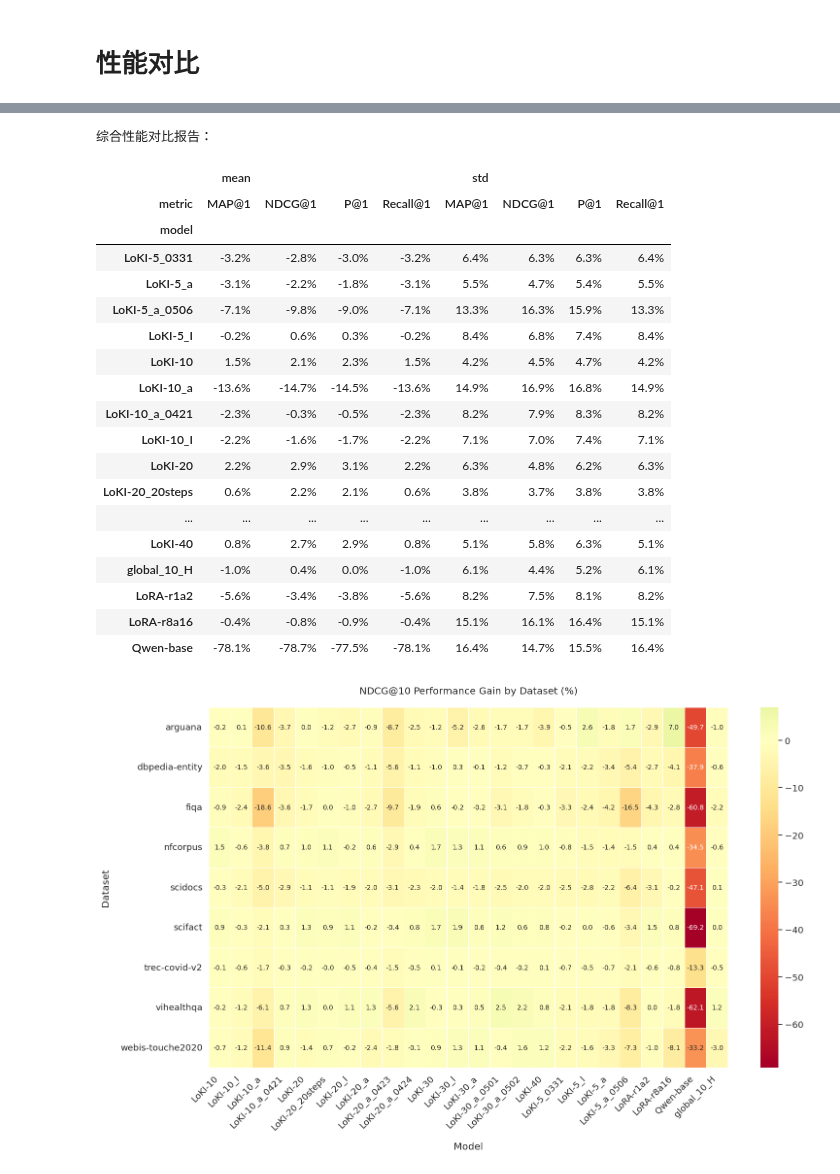
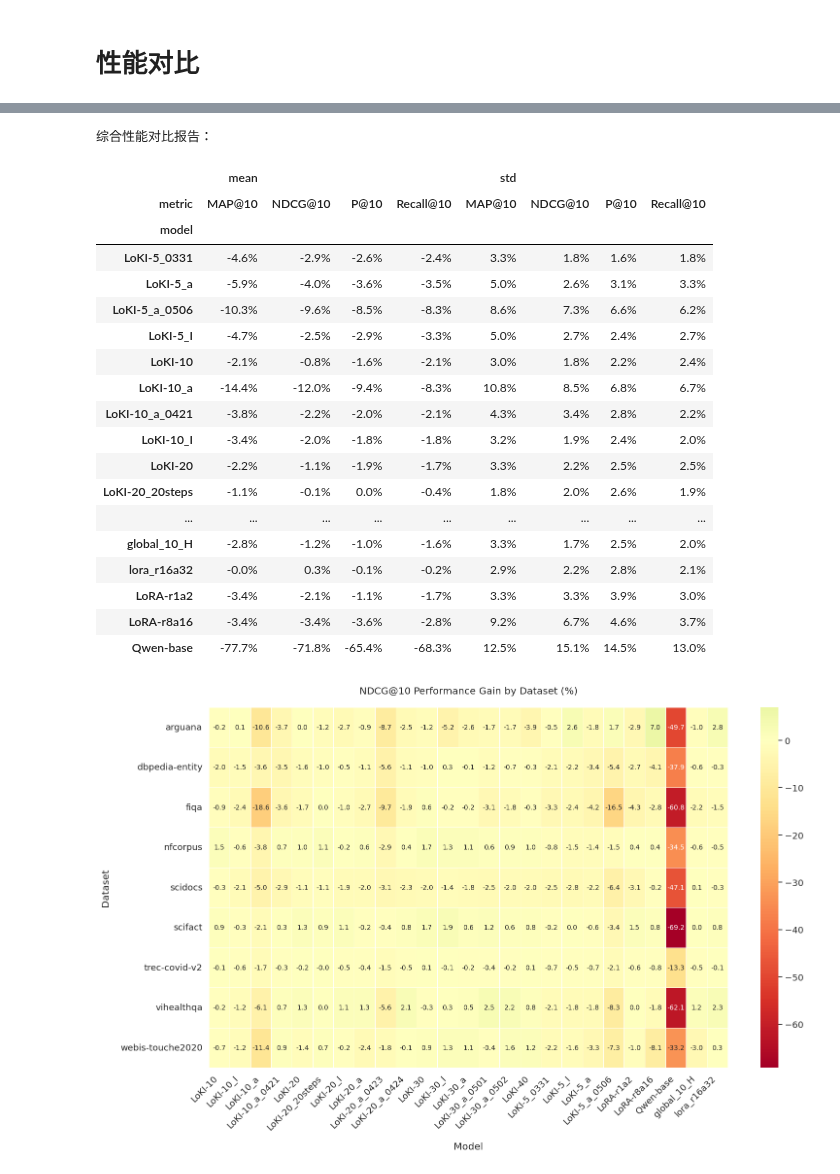
Before and after one commit to Nexround/ftg, a Jupyter notebook: evaluate/bier.ipynb, the cells around one changed output, grey strips where cells are left out. Drawn from its saved outputs; the diff is of its cells as text; code cells hidden in the pictures.

```diff
--- a/evaluate/bier.ipynb
+++ b/evaluate/bier.ipynb
@@ -228,6 +228,7 @@ model_name_map = {
     "loki_reranker_qwen2_5-0-5b-40": "LoKI-40",
     "global_10_H": "global_10_H",
     "global_10_L": "global_lowest_10",
+    "lora_r16a32": "lora_r16a32",
     "lightblue/lora_reranker_r1a2": "LoRA-r1a2",
     "lightblue/lora_reranker_r8a16": "LoRA-r8a16",
     "Qwen/Qwen2.5-0.5B-Instruct": "Qwen-base",
@@ -353,7 +354,7 @@ if __name__ == "__main__":
     print("综合性能对比报告：")
     custom_order = model_name_map.values()
 
-    display(generate_full_report(k=1, model_order=custom_order))
+    display(generate_full_report(k=10, model_order=custom_order))
 
     # 生成热力图矩阵
     plt.figure(figsize=(16, 10))
@@ -392,24 +393,24 @@ The `errwidth` parameter is deprecated. And will be removed in v0.15.0. Pass `er
 综合性能对比报告：
 |  | mean |  |  |  | std |  |  |  |
-| metric | MAP@1 | NDCG@1 | P@1 | Recall@1 | MAP@1 | NDCG@1 | P@1 | Recall@1 |
+| metric | MAP@10 | NDCG@10 | P@10 | Recall@10 | MAP@10 | NDCG@10 | P@10 | Recall@10 |
 | model |  |  |  |  |  |  |  |  |
-| LoKI-5_0331 | -3.2% | -2.8% | -3.0% | -3.2% | 6.4% | 6.3% | 6.3% | 6.4% |
-| LoKI-5_a | -3.1% | -2.2% | -1.8% | -3.1% | 5.5% | 4.7% | 5.4% | 5.5% |
-| LoKI-5_a_0506 | -7.1% | -9.8% | -9.0% | -7.1% | 13.3% | 16.3% | 15.9% | 13.3% |
-| LoKI-5_I | -0.2% | 0.6% | 0.3% | -0.2% | 8.4% | 6.8% | 7.4% | 8.4% |
-| LoKI-10 | 1.5% | 2.1% | 2.3% | 1.5% | 4.2% | 4.5% | 4.7% | 4.2% |
-| LoKI-10_a | -13.6% | -14.7% | -14.5% | -13.6% | 14.9% | 16.9% | 16.8% | 14.9% |
-| LoKI-10_a_0421 | -2.3% | -0.3% | -0.5% | -2.3% | 8.2% | 7.9% | 8.3% | 8.2% |
-| LoKI-10_I | -2.2% | -1.6% | -1.7% | -2.2% | 7.1% | 7.0% | 7.4% | 7.1% |
-| LoKI-20 | 2.2% | 2.9% | 3.1% | 2.2% | 6.3% | 4.8% | 6.2% | 6.3% |
-| LoKI-20_20steps | 0.6% | 2.2% | 2.1% | 0.6% | 3.8% | 3.7% | 3.8% | 3.8% |
+| LoKI-5_0331 | -4.6% | -2.9% | -2.6% | -2.4% | 3.3% | 1.8% | 1.6% | 1.8% |
+| LoKI-5_a | -5.9% | -4.0% | -3.6% | -3.5% | 5.0% | 2.6% | 3.1% | 3.3% |
+| LoKI-5_a_0506 | -10.3% | -9.6% | -8.5% | -8.3% | 8.6% | 7.3% | 6.6% | 6.2% |
+| LoKI-5_I | -4.7% | -2.5% | -2.9% | -3.3% | 5.0% | 2.7% | 2.4% | 2.7% |
+| LoKI-10 | -2.1% | -0.8% | -1.6% | -2.1% | 3.0% | 1.8% | 2.2% | 2.4% |
+| LoKI-10_a | -14.4% | -12.0% | -9.4% | -8.3% | 10.8% | 8.5% | 6.8% | 6.7% |
+| LoKI-10_a_0421 | -3.8% | -2.2% | -2.0% | -2.1% | 4.3% | 3.4% | 2.8% | 2.2% |
+| LoKI-10_I | -3.4% | -2.0% | -1.8% | -1.8% | 3.2% | 1.9% | 2.4% | 2.0% |
+| LoKI-20 | -2.2% | -1.1% | -1.9% | -1.7% | 3.3% | 2.2% | 2.5% | 2.5% |
+| LoKI-20_20steps | -1.1% | -0.1% | 0.0% | -0.4% | 1.8% | 2.0% | 2.6% | 1.9% |
 | ... | ... | ... | ... | ... | ... | ... | ... | ... |
-| LoKI-40 | 0.8% | 2.7% | 2.9% | 0.8% | 5.1% | 5.8% | 6.3% | 5.1% |
-| global_10_H | -1.0% | 0.4% | 0.0% | -1.0% | 6.1% | 4.4% | 5.2% | 6.1% |
-| LoRA-r1a2 | -5.6% | -3.4% | -3.8% | -5.6% | 8.2% | 7.5% | 8.1% | 8.2% |
-| LoRA-r8a16 | -0.4% | -0.8% | -0.9% | -0.4% | 15.1% | 16.1% | 16.4% | 15.1% |
-| Qwen-base | -78.1% | -78.7% | -77.5% | -78.1% | 16.4% | 14.7% | 15.5% | 16.4% |
+| global_10_H | -2.8% | -1.2% | -1.0% | -1.6% | 3.3% | 1.7% | 2.5% | 2.0% |
+| lora_r16a32 | -0.0% | 0.3% | -0.1% | -0.2% | 2.9% | 2.2% | 2.8% | 2.1% |
+| LoRA-r1a2 | -3.4% | -2.1% | -1.1% | -1.7% | 3.3% | 3.3% | 3.9% | 3.0% |
+| LoRA-r8a16 | -3.4% | -3.4% | -3.6% | -2.8% | 9.2% | 6.7% | 4.6% | 3.7% |
+| Qwen-base | -77.7% | -71.8% | -65.4% | -68.3% | 12.5% | 15.1% | 14.5% | 13.0% |
-[figure, old version]
+[figure, new version]
 # %%
 # 不同k值的对比分析
 for k in [1, 5, 10, 100]:
```
Also changed, not shown: parts of 2 cells of this notebook, 13 other files.
